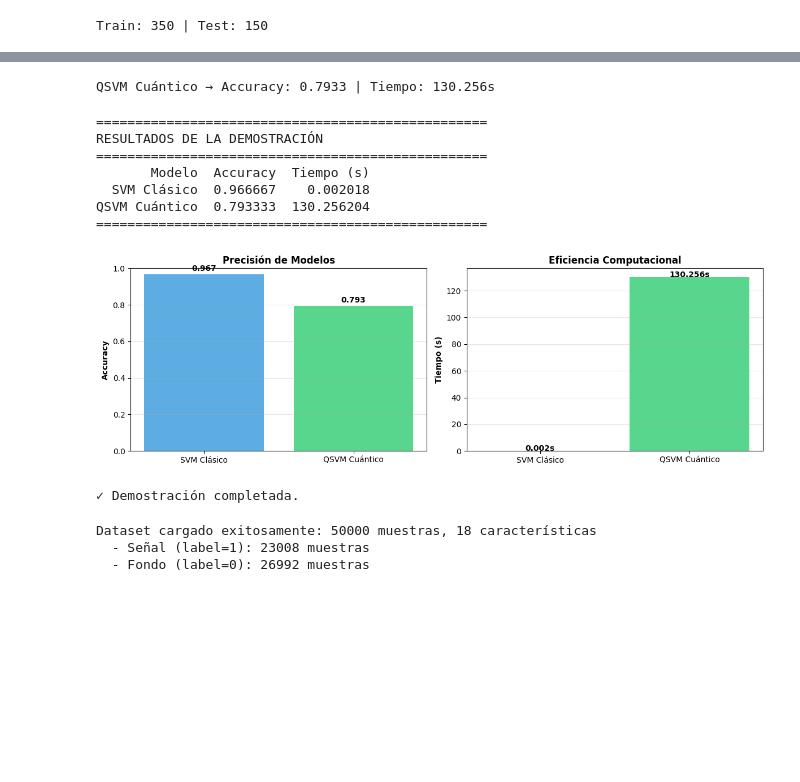
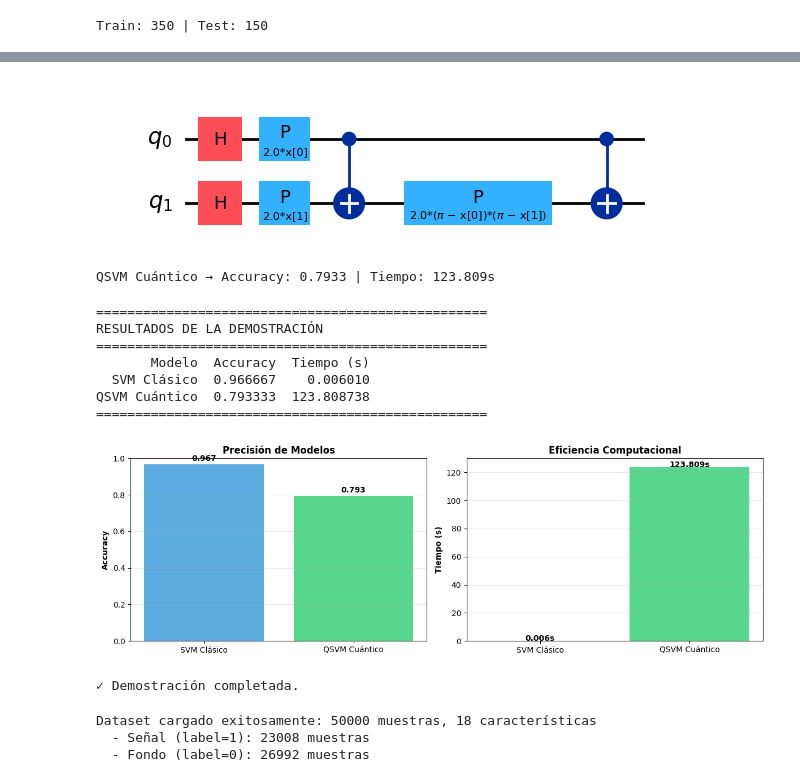
Before and after one commit to luisnavarrof/QML-HEP_SUSY_Signal-Background, a Jupyter notebook: QSVM_HEP_Signal-Background-Supersimmetry.ipynb, the cells around one changed output, grey strips where cells are left out. Saved outputs shown, nothing was run; the diff lists cells and outputs as text; code cells hidden in the pictures; blank space fills up the shorter version.

```diff
--- a/QSVM_HEP_Signal-Background-Supersimmetry.ipynb
+++ b/QSVM_HEP_Signal-Background-Supersimmetry.ipynb
@@ -210,17 +227,21 @@ SVM Clásico → Accuracy: 0.9667 | Tiempo: 0.002s
+# %%
+# ============================================================================
+# DEMO: QSVM (Quantum SVM)
+# ============================================================================
+
+from qiskit.circuit.library import ZZFeatureMap
+from qiskit_machine_learning.kernels import FidelityQuantumKernel
+from qiskit_machine_learning.algorithms import QSVC
+
+# Feature map cuántico simple
+feature_map_demo = ZZFeatureMap(feature_dimension=2, reps=1, entanglement='linear')
+kernel_demo = FidelityQuantumKernel(feature_map=feature_map_demo)
+qsvm_demo = QSVC(quantum_kernel=kernel_demo, random_state=42)
+
+feature_map_demo.decompose().draw(output="mpl")
+# %% [output]
+[figure, added]
 # %%
-# ============================================================================
-# DEMO: QSVM (Quantum SVM)
-# ============================================================================
-
-from qiskit.circuit.library import ZZFeatureMap
-from qiskit_machine_learning.kernels import FidelityQuantumKernel
-from qiskit_machine_learning.algorithms import QSVC
-
-# Feature map cuántico simple
-feature_map_demo = ZZFeatureMap(feature_dimension=3, reps=1, entanglement='linear')
-kernel_demo = FidelityQuantumKernel(feature_map=feature_map_demo)
-qsvm_demo = QSVC(quantum_kernel=kernel_demo, random_state=42)
-
 start = time.time()
 qsvm_demo.fit(X_train_demo, y_train_demo)
 time_qsvm = time.time() - start
@@ -230,7 +251,7 @@ acc_qsvm = accuracy_score(y_test_demo, y_pred_qsvm)
 
 print(f"QSVM Cuántico → Accuracy: {acc_qsvm:.4f} | Tiempo: {time_qsvm:.3f}s")
 # %% [output]
-QSVM Cuántico → Accuracy: 0.7933 | Tiempo: 130.256s
+QSVM Cuántico → Accuracy: 0.7933 | Tiempo: 123.809s
 # %%
 # ============================================================================
 # DEMO: Comparación Final
@@ -279,10 +300,10 @@ print("\n✓ Demostración completada.")
 RESULTADOS DE LA DEMOSTRACIÓN
 ==================================================
        Modelo  Accuracy  Tiempo (s)
-  SVM Clásico  0.966667    0.002018
-QSVM Cuántico  0.793333  130.256204
+  SVM Clásico  0.966667    0.006010
+QSVM Cuántico  0.793333  123.808738
 ==================================================
-[figure, old version]
+[figure, new version]
 ✓ Demostración completada.
 # %%
 # ============================================================================
```
Also changed, not shown: parts of 5 cells of this notebook.
